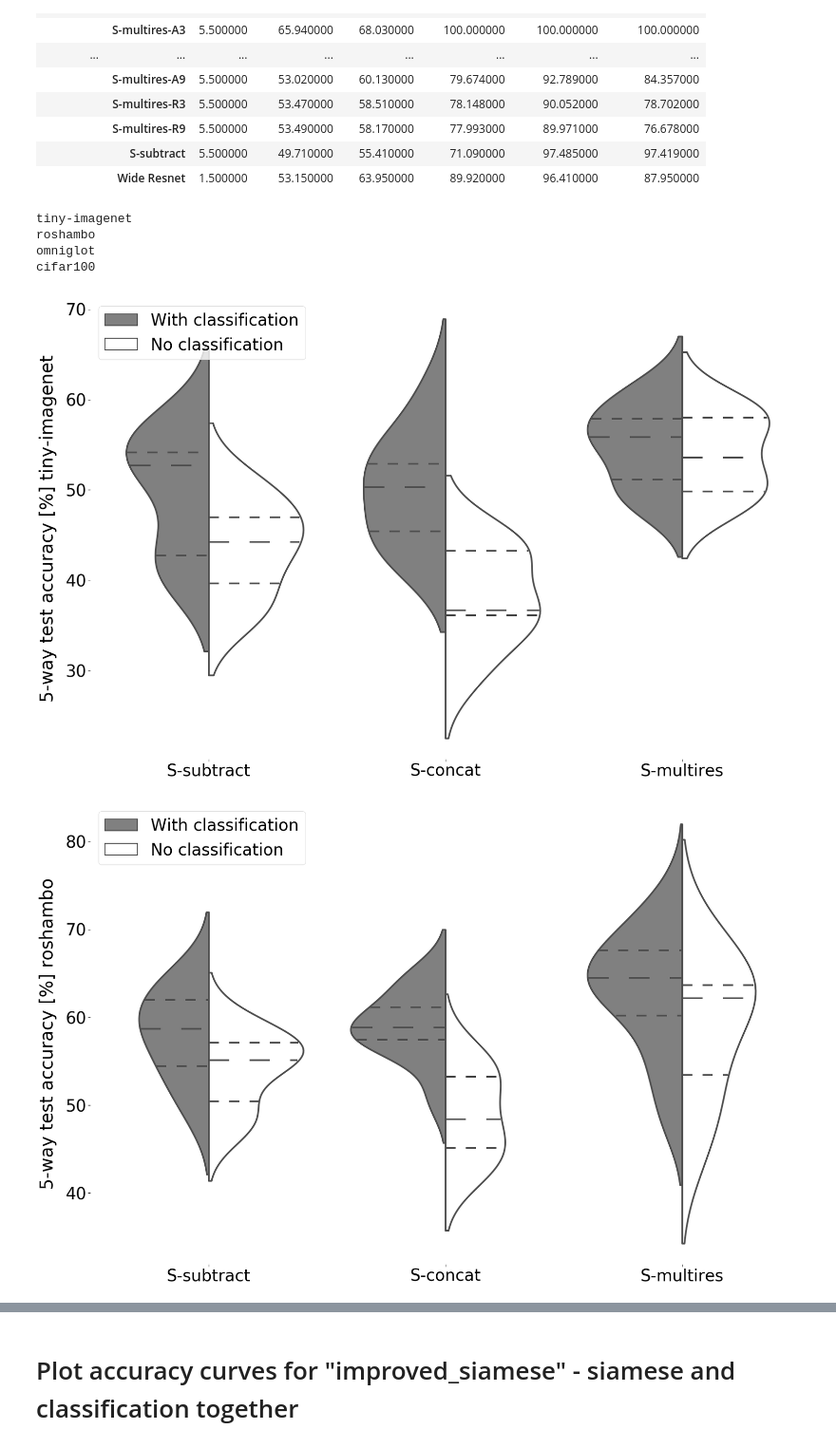
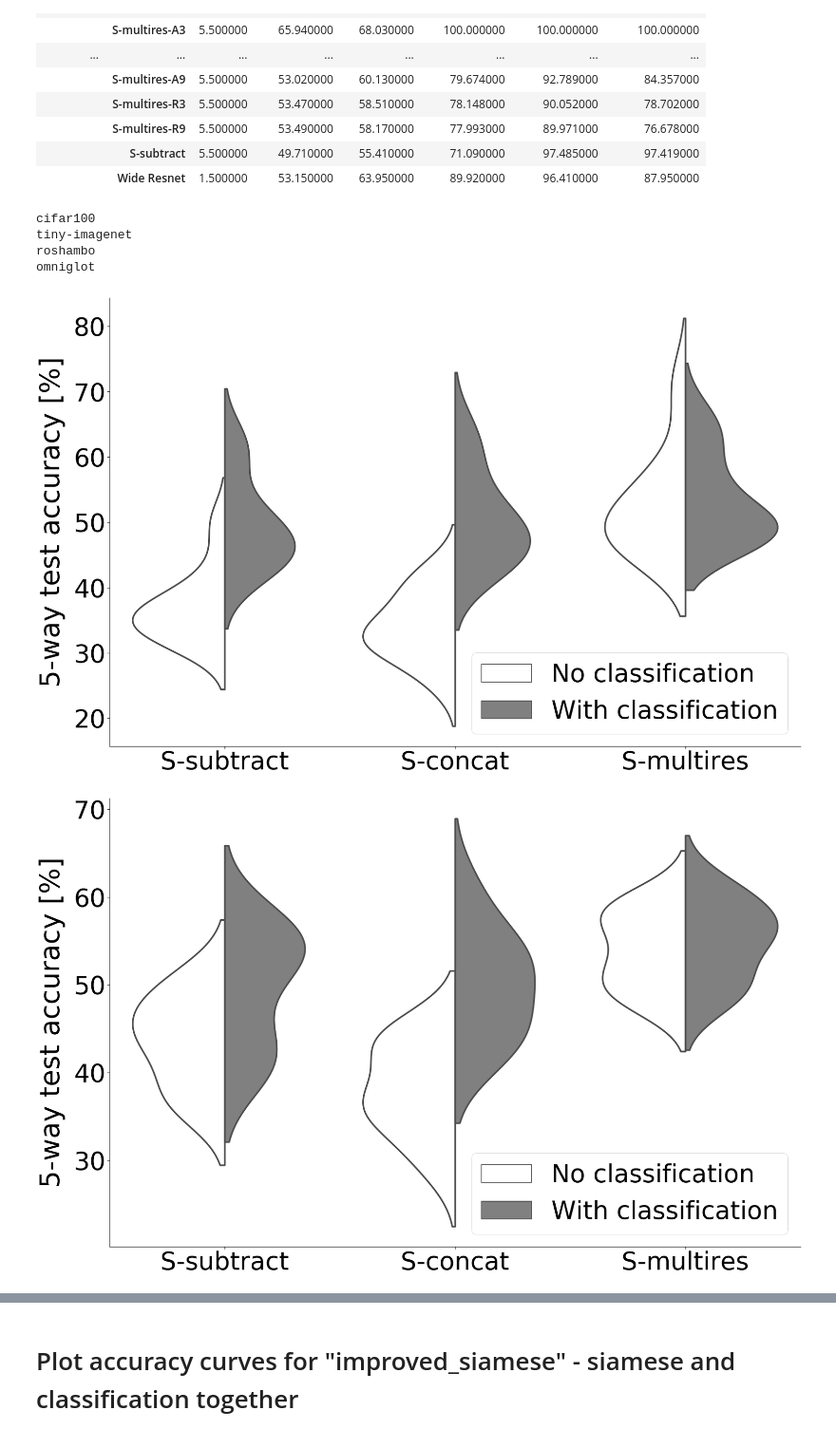
Before and after one commit to iulialexandra/siamese_on_edge, a Jupyter notebook: notebooks/analyse_results_siamese_JETCAS.ipynb, the cells around one changed output, grey strips where cells are left out. Shown at 95% size. Drawn from its saved outputs; the diff is of its cells as text; code cells hidden in the pictures.

```diff
--- a/notebooks/analyse_results_siamese_JETCAS.ipynb
+++ b/notebooks/analyse_results_siamese_JETCAS.ipynb
@@ -115,8 +115,12 @@ def get_exp_results(res_dir, with_classif):
                                                                "HorizontalNetworkV11",
                                                                "HorizontalNetworkV12",
                                                                "WideNetwork"]))]
+#     df = df[(df["optimizer"]=="sgd") & (df["net_type"].isin(["OriginalNetworkV333",
+#                                                            "HorizontalNetworkV333"]))]
     corrections = {"OriginalNetworkV2":"S-subtract",
                    "OriginalNetworkV3":"S-concat",
+                   "OriginalNetworkV333":"Normal_all_3",
+                   "HorizontalNetworkV333":"Horizontal_all_3",
                    "HorizontalNetworkV5":"S-multires",
                    "HorizontalNetworkV7":"S-multires-A9",
                    "HorizontalNetworkV8":"S-multires-A7",
@@ -226,7 +232,7 @@ ablation_df.groupby(["net_type"]).mean()
 # %%
 def plot_violins(plots_path, res_df, which_acc):
     unique_datasets = res_df["dataset"].unique()
-    sns.set_context("notebook", font_scale=3.5, rc={"lines.linewidth":2.0, "grid.linewidth":2.0})
+    sns.set_context("notebook", font_scale=5.5, rc={"lines.linewidth":2.5, "grid.linewidth":2.5})
     for dataset in unique_datasets:
         print(dataset)
         figure_name = dataset + "_" + which_acc
@@ -234,22 +240,23 @@ def plot_violins(plots_path, res_df, which_acc):
         fig.set_size_inches(30, 20)
         dataset_df = res_df[res_df["dataset"]==dataset]
         sns.violinplot(x="net_type", y=which_acc, hue="with_classif",
-                       split=True, linewidth=4, inner="quart",
+                       split=True, linewidth=4, inner=None,
                        palette={"No classification": "white", "With classification": "gray"},
                        data=dataset_df, ax=ax,
                        order=["S-subtract",
                               "S-concat",
                               "S-multires"])
-        plt.legend(loc='upper left')
+        plt.legend(loc='lower right')
         ax.set_xticklabels([textwrap.fill(t.get_text(), 12)  for t in ax.get_xticklabels()])
-        sns.despine(left=True, bottom=True)
+        sns.despine(top=True, right=True)
         ax.set_xlabel("")
-        ax.set_ylabel("5-way test accuracy [%] {}".format(dataset), labelpad=20)
-        fig.savefig(os.path.join(plots_path, figure_name), bbox_inches='tight', dpi=100)
+#         ax.set_ylabel("5-way test accuracy [%] {}".format(dataset), labelpad=20)
+        ax.set_ylabel("5-way test accuracy [%]", labelpad=20)
+        fig.savefig(os.path.join(plots_path, figure_name), bbox_inches='tight', dpi=300)
 # %%
 without_df = get_exp_results(results_dirs_2, "No classification")
 with_df = get_exp_results(results_dirs_1, "With classification")
-complete_df = pd.concat([with_df, without_df])
+complete_df = pd.concat([without_df, with_df])
 complete_df = complete_df.reset_index(drop=True)
 # %%
 with_df.groupby(["dataset", "net_type"]).mean()
@@ -273,11 +280,11 @@ with_df.groupby(["dataset", "net_type"]).mean()
 |  | S-subtract | 5.500000 | 49.710000 | 55.410000 | 71.090000 | 97.485000 | 97.419000 |
 |  | Wide Resnet | 1.500000 | 53.150000 | 63.950000 | 89.920000 | 96.410000 | 87.950000 |
 # %%
-plot_violins("/mnt/Storage/code/low-shot/figures", complete_df, "max_test_acc")
+plot_violins("/mnt/Storage/code/low-shot/siamese_on_edge/results/figures", complete_df, "max_test_acc")
 # %% [output]
+cifar100
 tiny-imagenet
 roshambo
 omniglot
-cifar100
-[figure, old version]
+[figure, new version]
-[figure, old version]
+[figure, new version]
```
Also changed, not shown: parts of 2 cells of this notebook, 5 other files.
